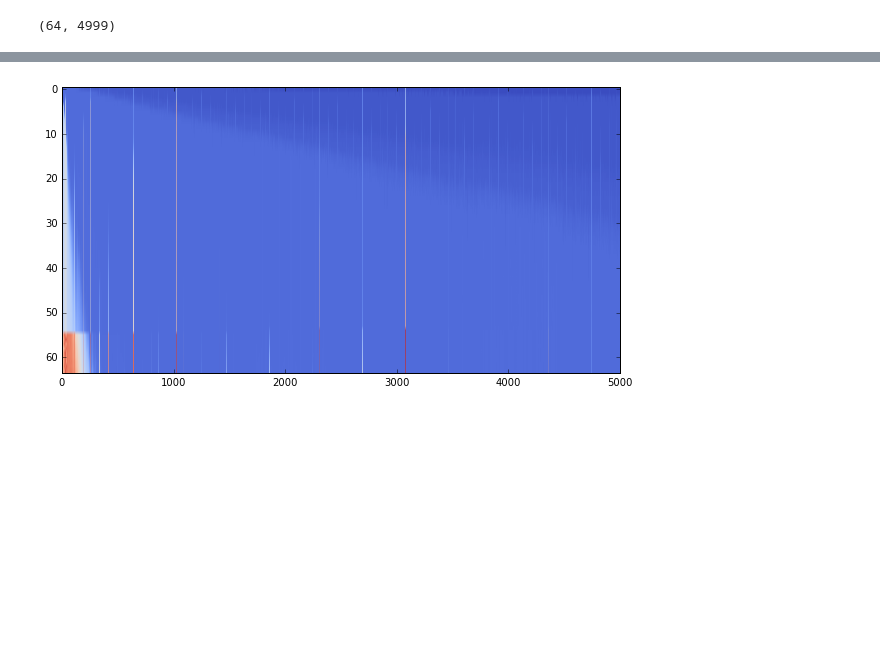
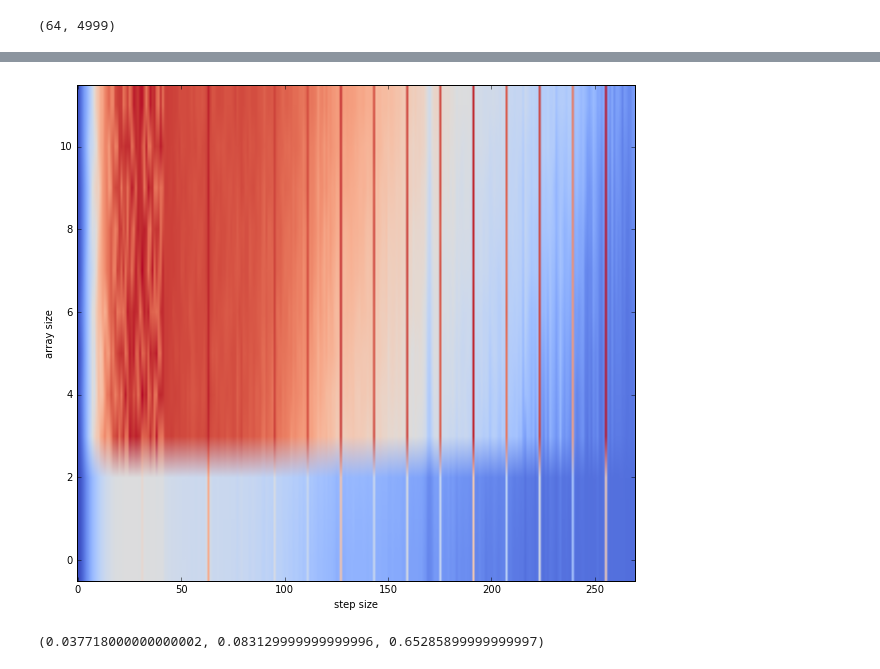
Before and after one commit to gjbex/training-material, a Jupyter notebook: Optimization/GalleryProcessorCacheEffects/gallery.ipynb, the cells around one changed output, grey strips where cells are left out. Saved outputs shown, nothing was run; the diff lists cells and outputs as text; code cells hidden in the pictures; blank space fills up the shorter version.

Commit message:
Added cache associativity plots

```diff
--- a/Optimization/GalleryProcessorCacheEffects/gallery.ipynb
+++ b/Optimization/GalleryProcessorCacheEffects/gallery.ipynb
@@ -41,5 +50,7 @@ timing_map = associativity_timings['time'].reshape((64, 4999))
 # %%
 plt.figure(figsize=(10, 12))
-plt.imshow(timing_map, cmap=cm.coolwarm, aspect=40);
+plt.imshow(timing_map[52:,: 270], origin='lower', cmap=cm.coolwarm, aspect=20)
+plt.xlabel('step size')
+plt.ylabel('array size');
 # %% [output]
-[figure, old version]
+[figure, new version]
@@ -45,0 +61,4 @@ plt.imshow(timing_map, cmap=cm.coolwarm, aspect=40);
+# %%
+np.min(timing_map), np.median(timing_map), np.max(timing_map)
+# %% [output]
+(0.037718000000000002, 0.083129999999999996, 0.65285899999999997)
```
Also changed, not shown: parts of 5 cells of this notebook.
